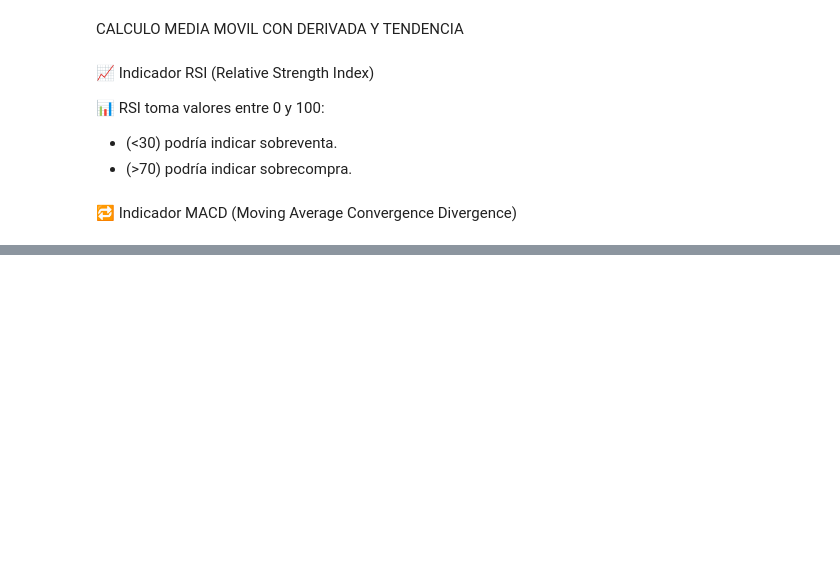
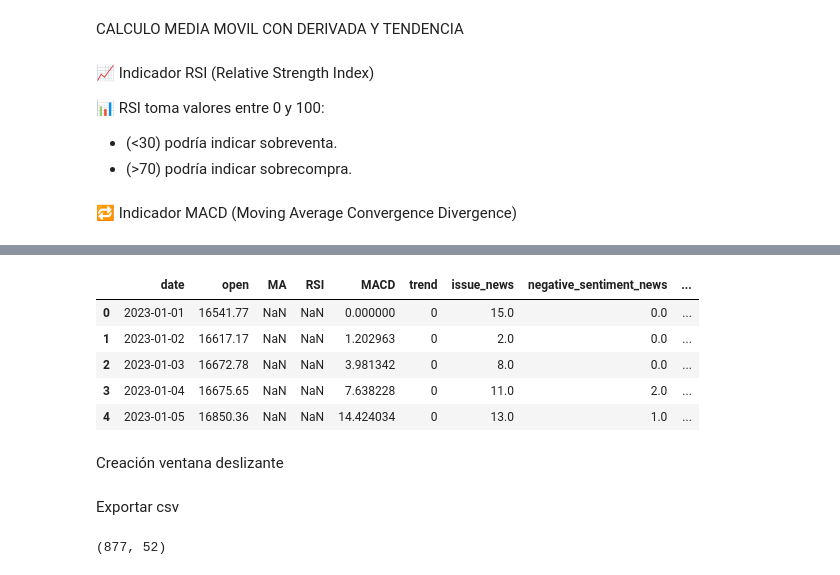
Before and after one commit to GuiredysGomez/bitcoin_sentiment_forecaster, a Jupyter notebook: notebooks/dataCleaning.ipynb, the cells around one changed output, grey strips where cells are left out. Cells and saved outputs as stored; diff of their text form; code cells hidden in the pictures; blank space fills up the shorter version.

```diff
--- a/notebooks/dataCleaning.ipynb
+++ b/notebooks/dataCleaning.ipynb
@@ -151,0 +157,26 @@ KeyError: '[-1, 0, 1] not in index'
+# %%
+# Selecting final columns
+df_csv = df_final[['fecha',
+                    'precio_apertura',
+                    'media_movil_10d',
+                    'RSI_10',
+                    'MACD_signal',
+                    'tendencia_categorizada',
+                    'numero_noticias',
+                    'negative_sentiment_news',
+                    'neutral_sentiment_news',
+                    'positive_sentiment_news',
+                    'promedio_sentimiento']]
+
+# We rename columns
+df_csv.columns = ['date',
+                  'open',
+                  'MA',
+                  'RSI',
+                  'MACD',
+                  'trend',
+                  'issue_news',
+                  'negative_sentiment_news',
+                  'neutral_sentiment_news',
+                  'positive_sentiment_news',
+                  'average_news']
@@ -151,0 +192,11 @@ KeyError: '[-1, 0, 1] not in index'
+# %%
+df_csv.head(5)
+# %% [output]
+|  | date | open | MA | RSI | MACD | trend | issue_news | negative_sentiment_news | ... |
+| 0 | 2023-01-01 | 16541.77 | NaN | NaN | 0.000000 | 0 | 15.0 | 0.0 | ... |
+| 1 | 2023-01-02 | 16617.17 | NaN | NaN | 1.202963 | 0 | 2.0 | 0.0 | ... |
+| 2 | 2023-01-03 | 16672.78 | NaN | NaN | 3.981342 | 0 | 8.0 | 0.0 | ... |
+| 3 | 2023-01-04 | 16675.65 | NaN | NaN | 7.638228 | 0 | 11.0 | 2.0 | ... |
+| 4 | 2023-01-05 | 16850.36 | NaN | NaN | 14.424034 | 0 | 13.0 | 1.0 | ... |
+# %% [markdown]
+Creación ventana deslizante
@@ -151,0 +236,2 @@ KeyError: '[-1, 0, 1] not in index'
+# %% [markdown]
+Exportar csv
@@ -151,0 +241,4 @@ KeyError: '[-1, 0, 1] not in index'
+# %%
+df_sliding_window.shape
+# %% [output]
+(877, 52)
```
Also changed, not shown: parts of 25 cells of this notebook, 18 other files.
